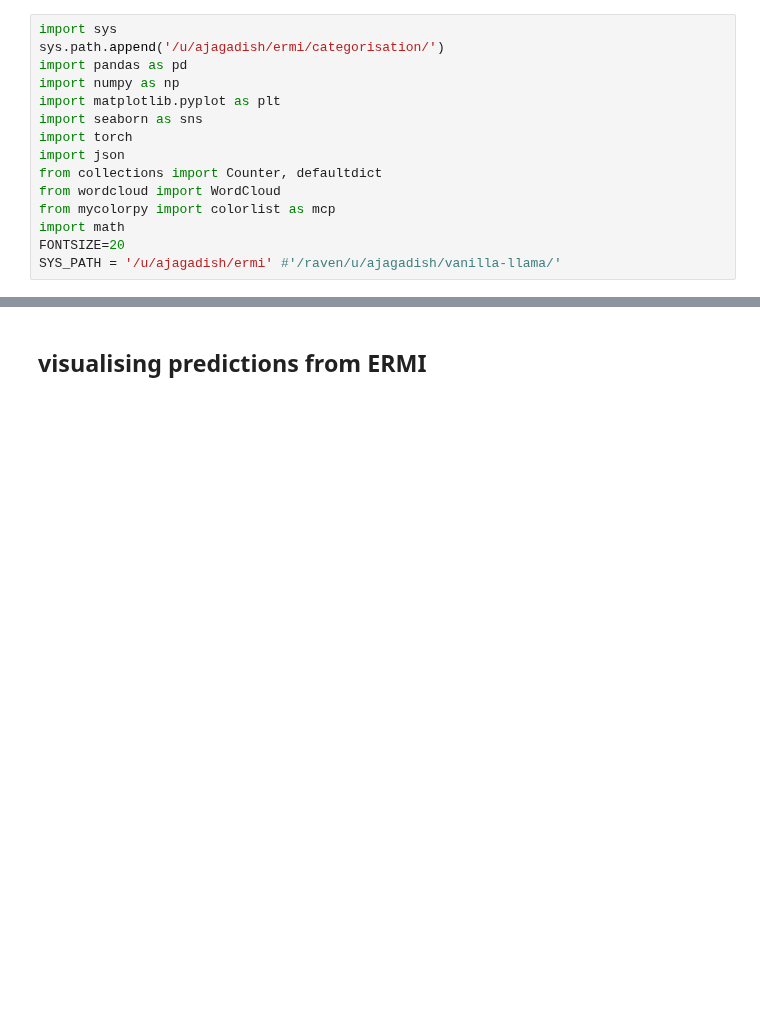
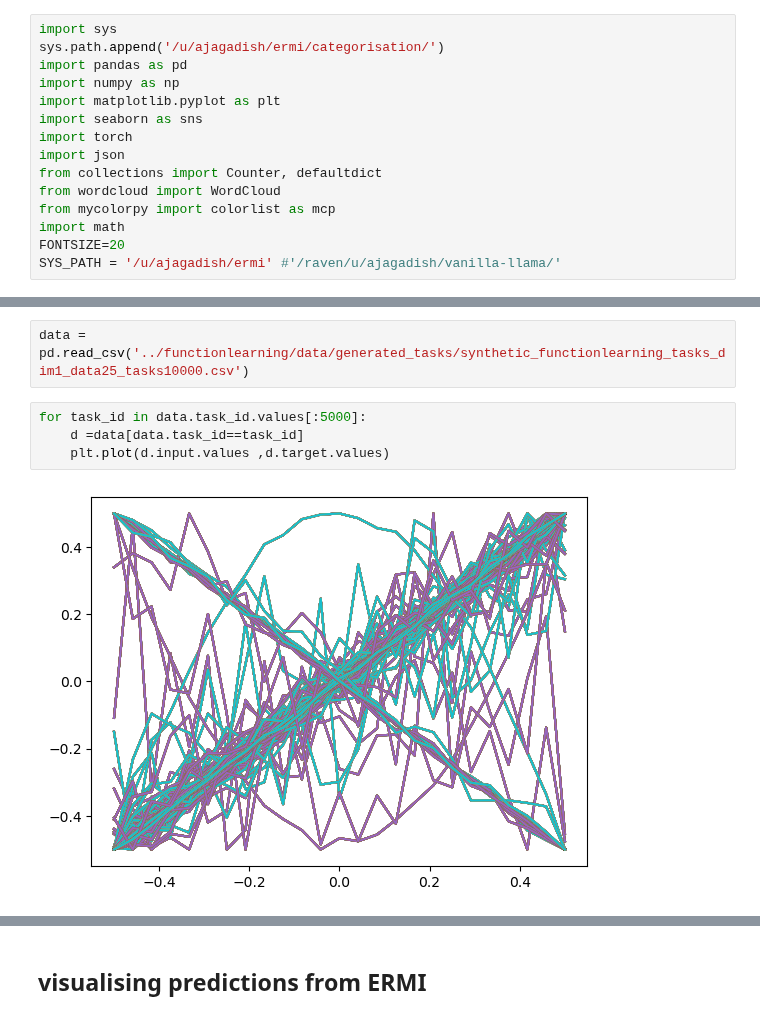
Before and after one commit to akjagadish/ermi, a Jupyter notebook: notebooks/functionlearning.ipynb, the cells around one changed output, grey strips where cells are left out. Cells and saved outputs as stored; diff of their text form; blank space fills up the shorter version.

```diff
--- a/notebooks/functionlearning.ipynb
+++ b/notebooks/functionlearning.ipynb
@@ -15,0 +46,8 @@ SYS_PATH = '/u/ajagadish/ermi' #'/raven/u/ajagadish/vanilla-llama/'
+# %%
+data = pd.read_csv('../functionlearning/data/generated_tasks/synthetic_functionlearning_tasks_dim1_data25_tasks10000.csv')
+# %%
+for task_id in data.task_id.values[:5000]:
+    d =data[data.task_id==task_id]
+    plt.plot(d.input.values ,d.target.values)
+# %% [output]
+[figure, added]
```
Also changed, not shown: parts of 18 cells of this notebook, 3 other files.
